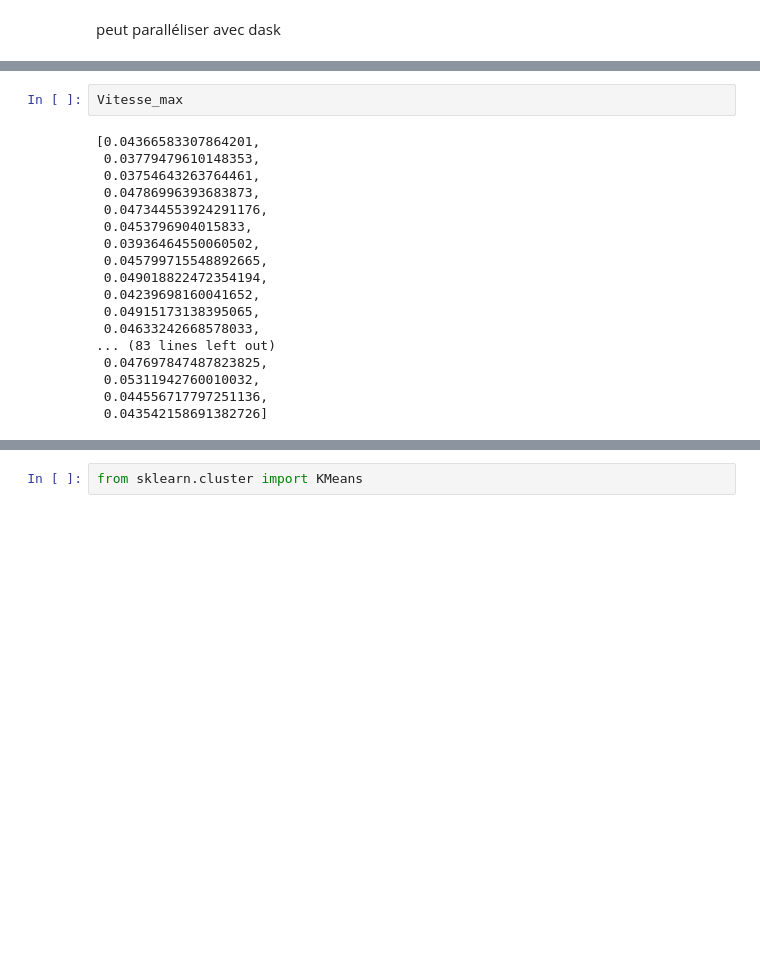
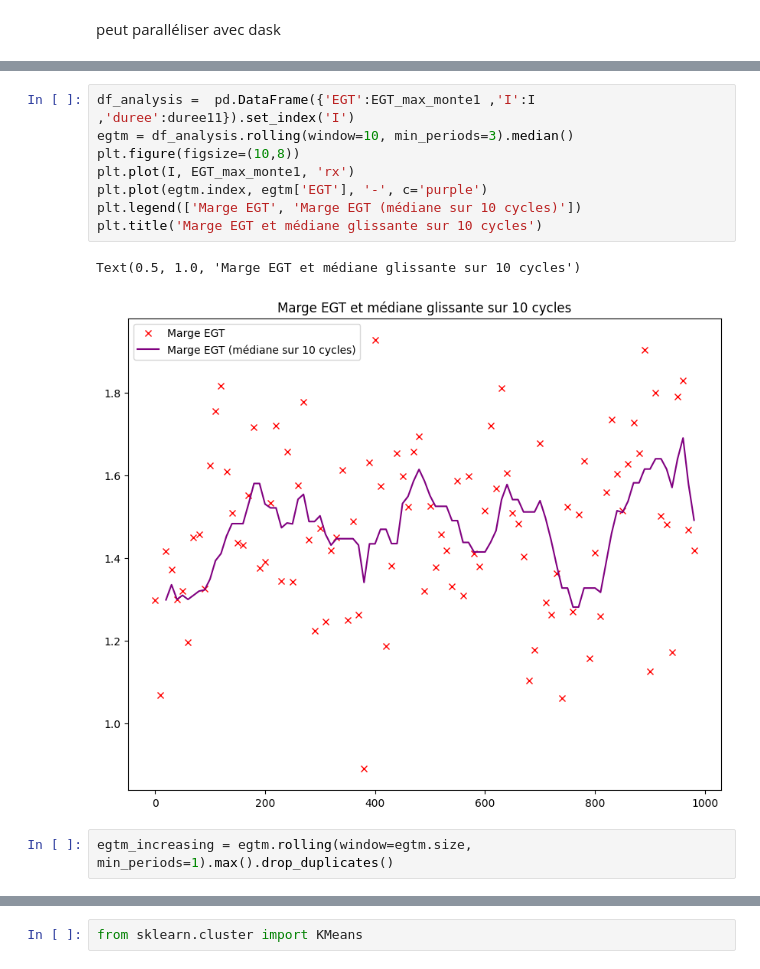
Before and after one commit to KrValentin/stats_descriptive_project, a Jupyter notebook: notebooks/Felix001.ipynb, the cells around one changed output, grey strips where cells are left out. Drawn from its saved outputs; the diff is of its cells as text; blank space fills up the shorter version.

```diff
--- a/notebooks/Felix001.ipynb
+++ b/notebooks/Felix001.ipynb
@@ -234,23 +234,16 @@ for i in range (0,990,10):
     EGT_max_monte1.append(max(EGT_max_monte11,EGT_max_monte21))
     #EGT_max_monte2.append(max(EGT_max_monte12,EGT_max_monte22))
     #EGT_max_monte3.append(max(EGT_max_monte13,EGT_max_monte23))
-# %%
-Vitesse_max
-# %% [output]
-[0.04366583307864201,
- 0.03779479610148353,
- 0.03754643263764461,
- 0.04786996393683873,
- 0.047344553924291176,
- 0.0453796904015833,
- 0.03936464550060502,
- 0.045799715548892665,
- 0.049018822472354194,
- 0.04239698160041652,
- 0.04915173138395065,
- 0.04633242668578033,
-... (83 lines left out)
- 0.047697847487823825,
- 0.05311942760010032,
- 0.044556717797251136,
- 0.043542158691382726]
+# %%
+df_analysis =  pd.DataFrame({'EGT':EGT_max_monte1 ,'I':I ,'duree':duree11}).set_index('I')
+egtm = df_analysis.rolling(window=10, min_periods=3).median()
+plt.figure(figsize=(10,8))
+plt.plot(I, EGT_max_monte1, 'rx')
+plt.plot(egtm.index, egtm['EGT'], '-', c='purple')
+plt.legend(['Marge EGT', 'Marge EGT (médiane sur 10 cycles)'])
+plt.title('Marge EGT et médiane glissante sur 10 cycles')
+# %% [output]
+Text(0.5, 1.0, 'Marge EGT et médiane glissante sur 10 cycles')
+[figure, added]
+# %%
+egtm_increasing = egtm.rolling(window=egtm.size, min_periods=1).max().drop_duplicates()
```
Also changed, not shown: parts of 12 cells of this notebook.
